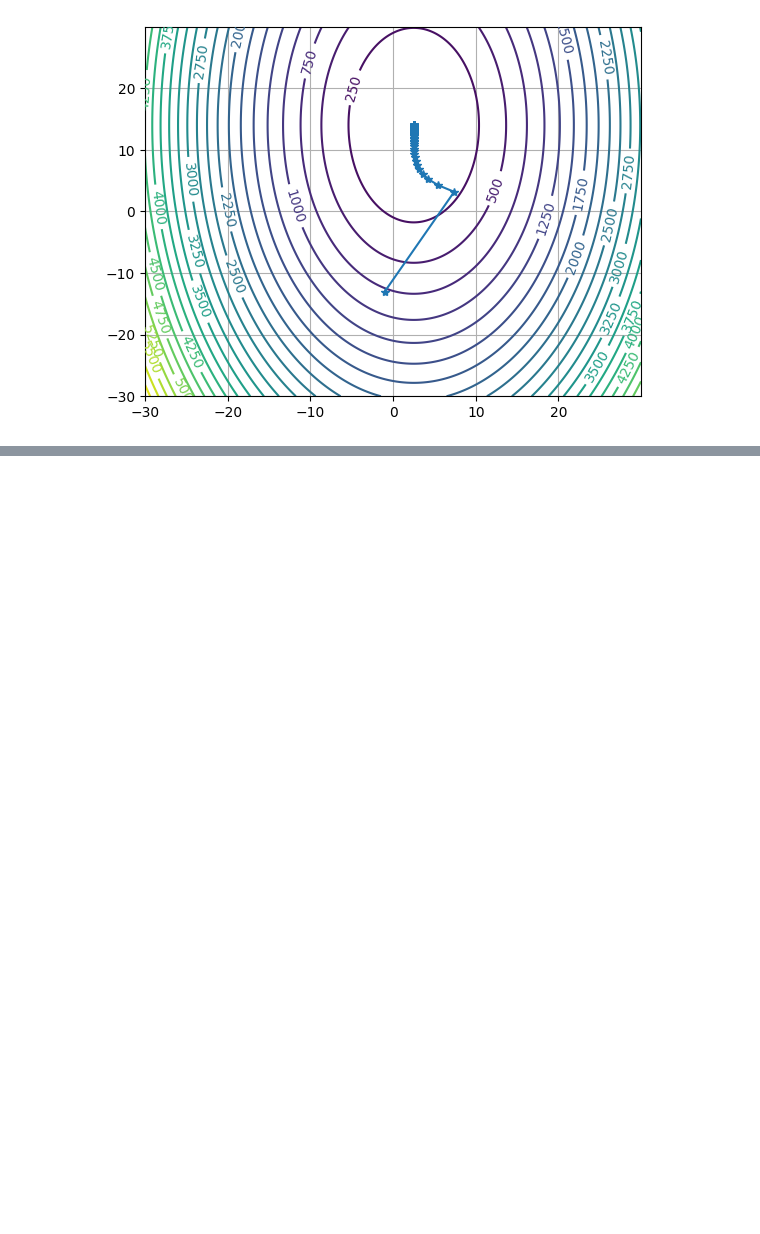
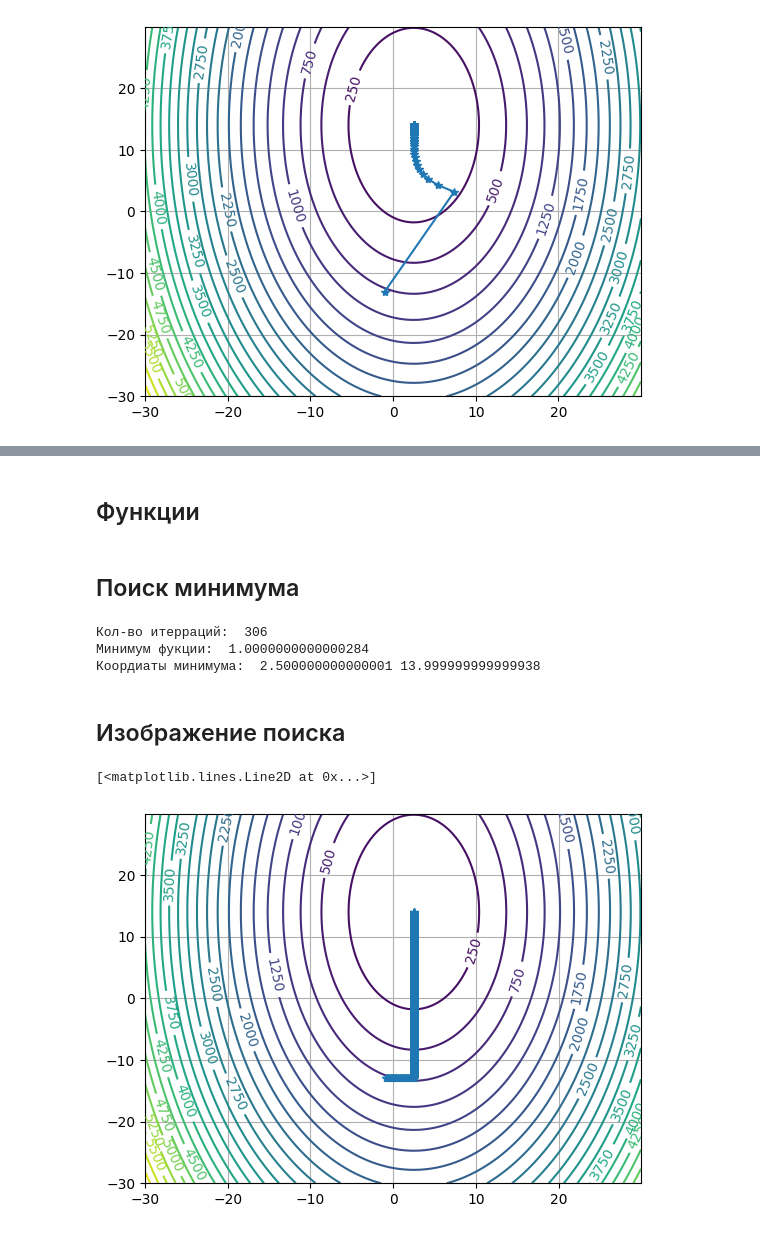
Before and after one commit to cusom34/Math-Modeling, a Jupyter notebook: Programming methods/лаба 7/func_extrem.ipynb, the cells around one changed output, grey strips where cells are left out. Cells and saved outputs as stored; diff of their text form; code cells hidden in the pictures; blank space fills up the shorter version.

```diff
--- a/Programming methods/лаба 7/func_extrem.ipynb
+++ b/Programming methods/лаба 7/func_extrem.ipynb
@@ -131,0 +138,2 @@ plt.plot(x1_way,x2_way,marker='*')
+# %% [markdown]
+## Функции
@@ -131,0 +183,33 @@ plt.plot(x1_way,x2_way,marker='*')
+# %% [markdown]
+## Поиск минимума
+# %%
+x1_way.clear()
+x2_way.clear()
+x1_start = -1
+x2_start = -13
+count = 0
+h = 0.1
+f_min, x1_ex, x2_ex  = hooke_jeeves1(x1_start,x2_start,h)
+
+print('Минимум фукции: ', f_min)
+print('Коордиаты минимума: ',x1_ex, x2_ex)
+# %% [output]
+Кол-во итерраций:  306
+Минимум фукции:  1.0000000000000284
+Коордиаты минимума:  2.500000000000001 13.999999999999938
+# %% [markdown]
+## Изображение поиска
+# %%
+step = 0.05
+x1 = np.arange(-30.0, 30.0, step)
+x2 = np.arange(-30.0, 30.0, step)
+X, Y = np.meshgrid(x1, x2)
+Z = 4*X**2 - 20*X + Y**2 - 28*Y + 222
+CS = plt.contour(X,Y, Z, 25)
+
+plt.grid()
+plt.clabel(CS, inline=1, fontsize=10)
+plt.plot(x1_way,x2_way, '*')
+# %% [output]
+[<matplotlib.lines.Line2D at 0x...>]
+[figure, added]
```
Also changed, not shown: parts of 7 cells of this notebook.
